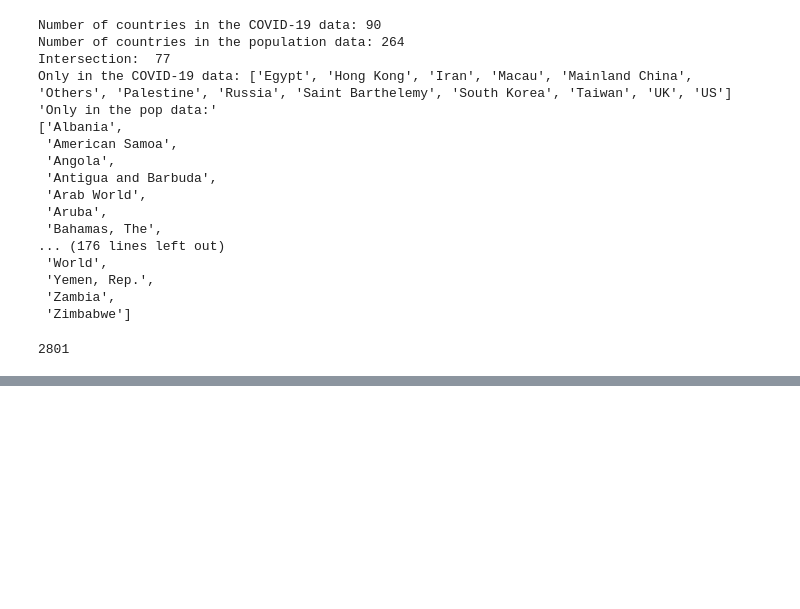
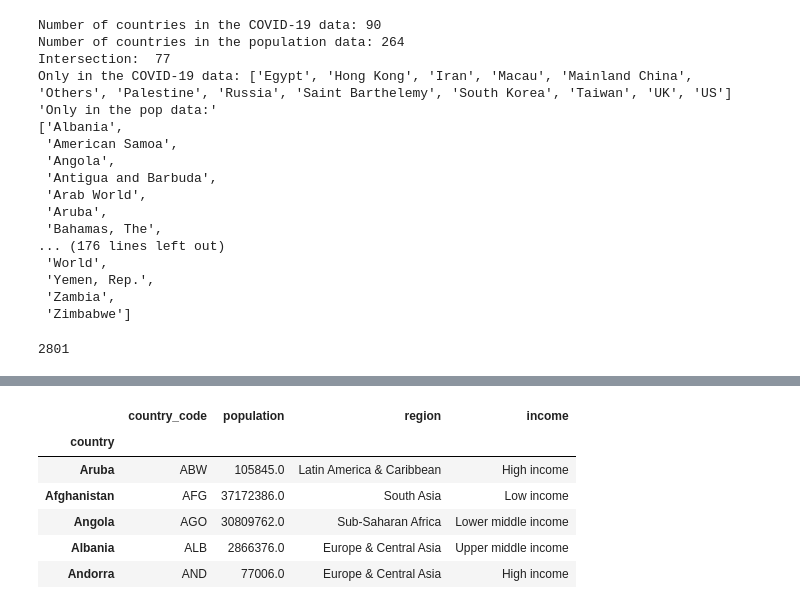
Before and after one commit to covid19-data/covid19-data, a Jupyter notebook: notebooks/Untitled.ipynb, the cells around one changed output, grey strips where cells are left out. Saved outputs shown, nothing was run; the diff lists cells and outputs as text; code cells hidden in the pictures; blank space fills up the shorter version.

```diff
--- a/notebooks/Untitled.ipynb
+++ b/notebooks/Untitled.ipynb
@@ -50,0 +139,11 @@ open('temp.txt', 'w').write('\n'.join(sorted(cntry_from_pop - cntry_from_ts)))
+# %%
+pdf = pd.read_csv('../pop.csv').set_index('country')
+pdf.head()
+# %% [output]
+|  | country_code | population | region | income |
+| country |  |  |  |  |
+| Aruba | ABW | 105845.0 | Latin America & Caribbean | High income |
+| Afghanistan | AFG | 37172386.0 | South Asia | Low income |
+| Angola | AGO | 30809762.0 | Sub-Saharan Africa | Lower middle income |
+| Albania | ALB | 2866376.0 | Europe & Central Asia | Upper middle income |
+| Andorra | AND | 77006.0 | Europe & Central Asia | High income |
```
Also changed, not shown: parts of 9 cells of this notebook, 6 other files.
